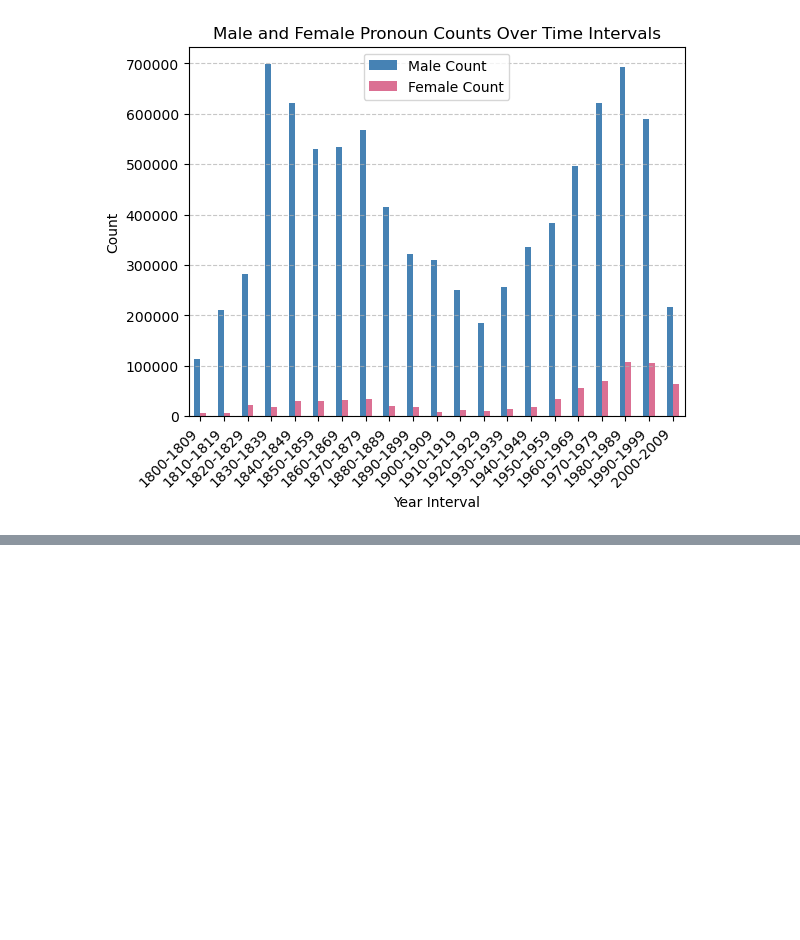
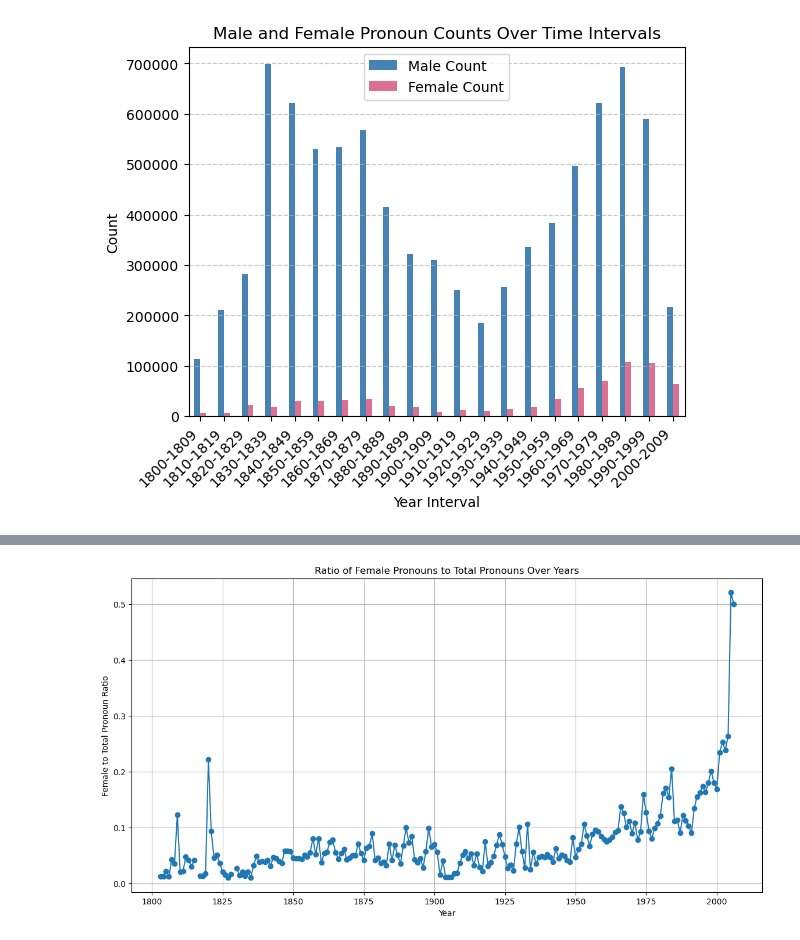
Before and after one commit to xssti/Analysis-of-gender-perception, a Jupyter notebook: ADS-2/Jupyter-Notebooks/Pronoun-count.ipynb, the cells around one changed output, grey strips where cells are left out. Cells and saved outputs as stored; diff of their text form; code cells hidden in the pictures; blank space fills up the shorter version.

Commit message:
Updated-Pronoun-count

```diff
--- a/ADS-2/Jupyter-Notebooks/Pronoun-count.ipynb
+++ b/ADS-2/Jupyter-Notebooks/Pronoun-count.ipynb
@@ -326,0 +330,2 @@ plt.show()
+# %%
+df = pd.read_csv('/Users/shaistasyeda/Desktop/DataSet/pronoun_count_df.csv')
@@ -326,0 +341,15 @@ plt.show()
+# %%
+# Calculate the ratio of female pronouns to the total pronoun count
+df['Total_Count'] = df['Male_Pronoun_Count'] + df['Female_Pronoun_Count']
+df['Female_Ratio'] = df['Female_Pronoun_Count'] / df['Total_Count']
+# %%
+# Plot the ratio
+plt.figure(figsize=(14, 7))
+plt.plot(df['Year'], df['Female_Ratio'], marker='o')
+plt.title('Ratio of Female Pronouns to Total Pronouns Over Years')
+plt.xlabel('Year')
+plt.ylabel('Female to Total Pronoun Ratio')
+plt.grid(True)
+plt.show()
+# %% [output]
+[figure, added]
```
Also changed, not shown: parts of 5 cells of this notebook.
